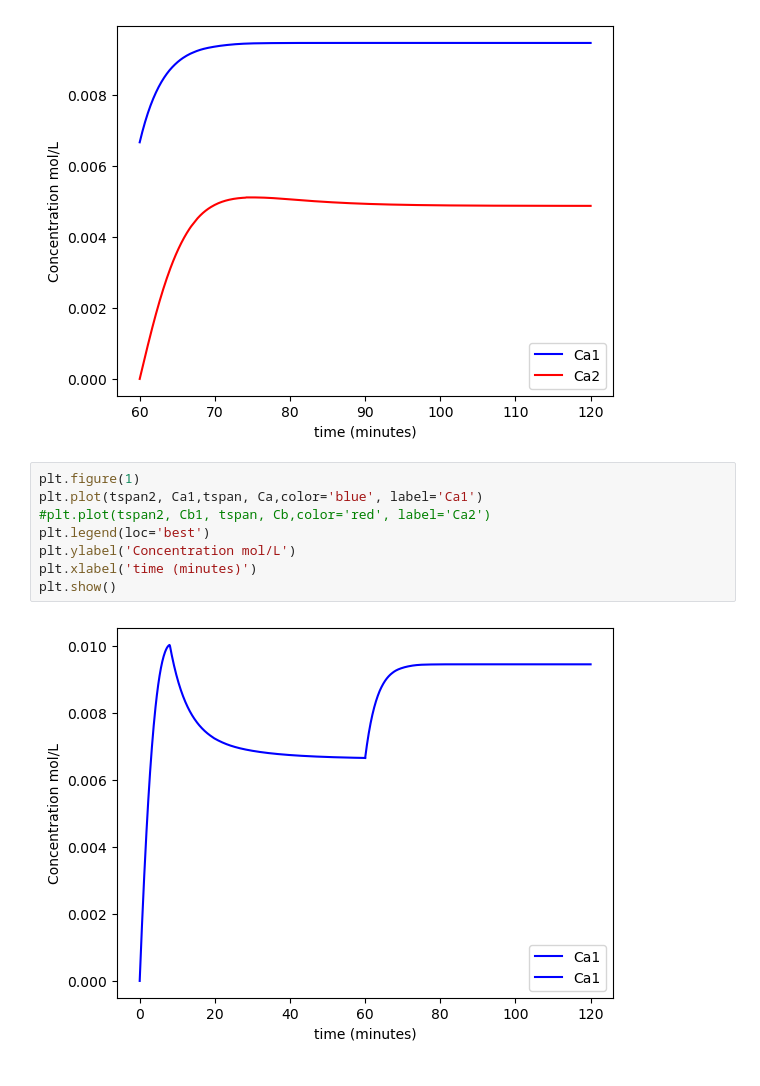
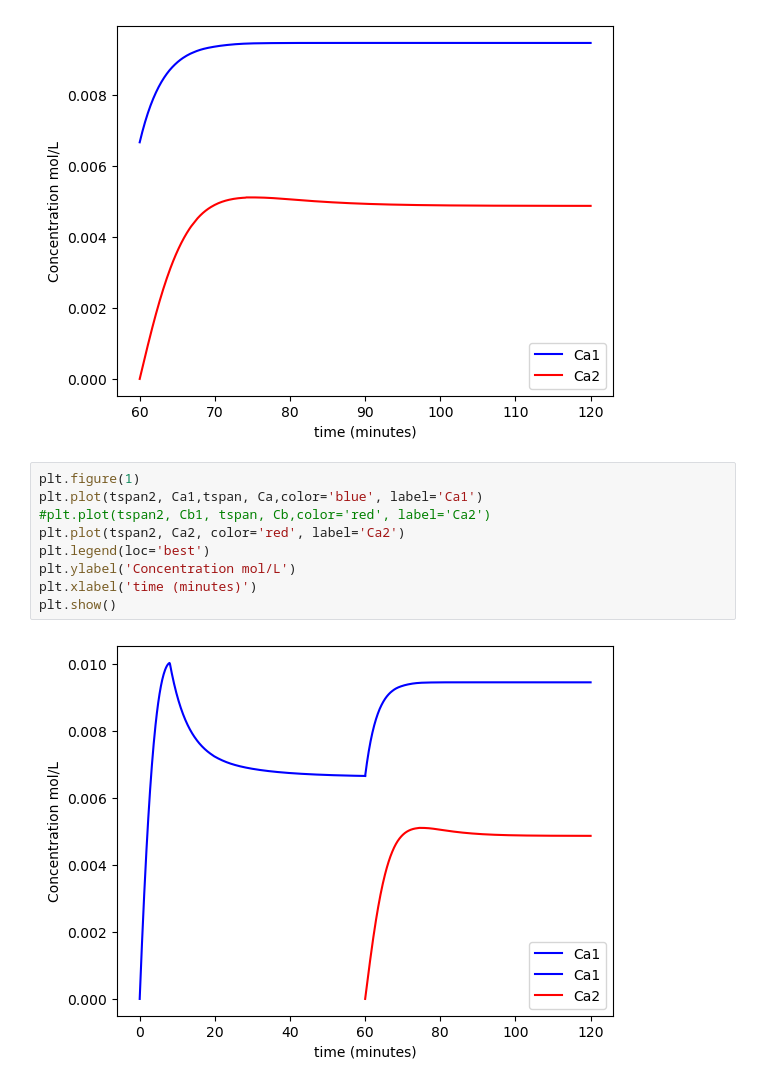
Before and after one commit to willienicol/CLB2025, a Jupyter notebook: Kinetics2025.ipynb, the cells around one changed output. Saved outputs shown, nothing was run; the diff lists cells and outputs as text.

```diff
--- a/Kinetics2025.ipynb
+++ b/Kinetics2025.ipynb
@@ -107,10 +107,11 @@ plt.show()
 # %%
 plt.figure(1)
 plt.plot(tspan2, Ca1,tspan, Ca,color='blue', label='Ca1')
 #plt.plot(tspan2, Cb1, tspan, Cb,color='red', label='Ca2')
+plt.plot(tspan2, Ca2, color='red', label='Ca2')
 plt.legend(loc='best')
 plt.ylabel('Concentration mol/L')
 plt.xlabel('time (minutes)')
 plt.show()
 # %% [output]
-[figure, old version]
+[figure, new version]
```
Also changed, not shown: 1 other file.
